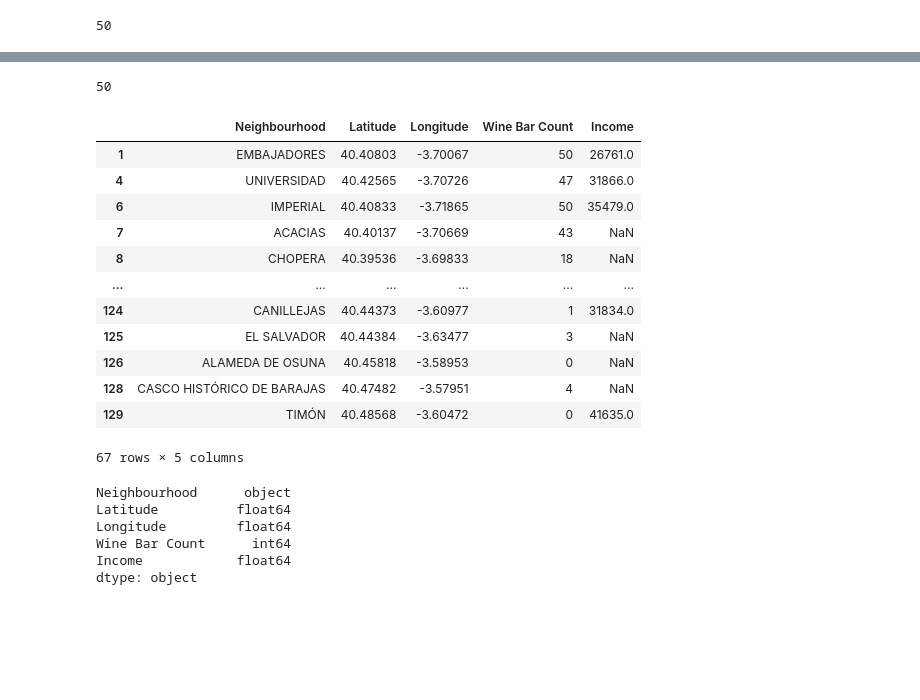
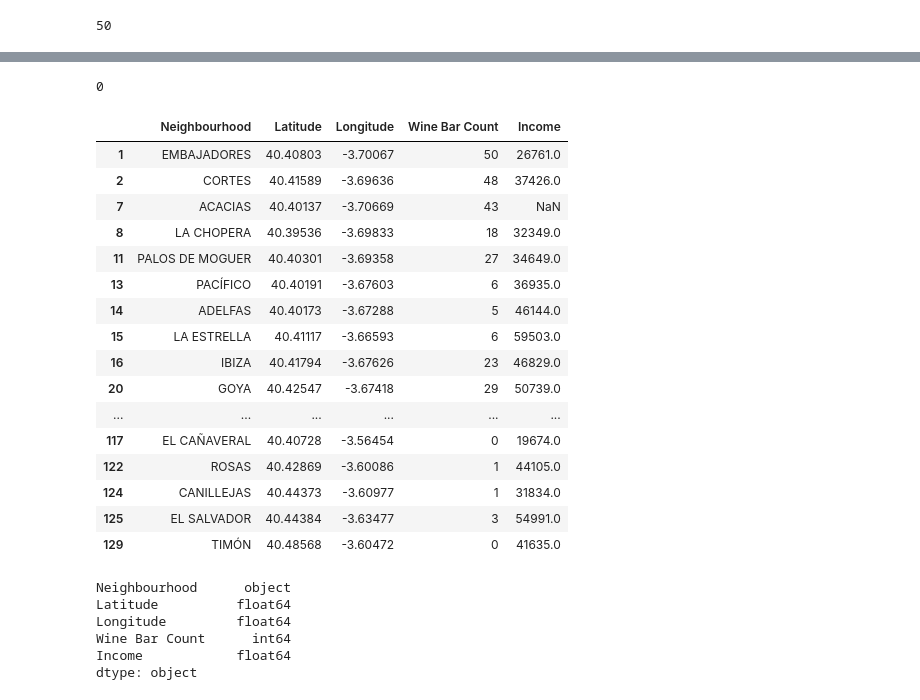
Before and after one commit to Aplatm/Ganz, a Jupyter notebook: Gantz V1.0.ipynb, the cells around one changed output, grey strips where cells are left out. Drawn from its saved outputs; the diff is of its cells as text; code cells hidden in the pictures; blank space fills up the shorter version.

```diff
--- a/Gantz V1.0.ipynb
+++ b/Gantz V1.0.ipynb
@@ -592,5 +660,3 @@ df_madrid_income.head()
 df_madrid_income.rename(columns={'DISTRITO': 'District', 'BARRIO': 'Neighbourhood', 'Renta media hogar' : 'Income'}, inplace=True)
 #Dropping District column
 df_madrid_income.drop(columns=['District'], inplace=True)
-# %%
-df_madrid_income['Neighbourhood'] = df_madrid_income['Neighbourhood'].str.upper()
@@ -761,0 +888,2 @@ map_clusters
+# %%
+map_2 = Map(location=[40.4167047, -3.7035825], zoom_start=12)
@@ -845,5 +1043,5 @@ madrid_merged.loc[madrid_merged['Cluster Labels'] == 4, madrid_merged.columns[[0
 #---------------------------------------------------------------------------
 # Extracting the data from the clusters
 # %%
-leisure_cluster= 0
-df_madrid_leisure = neighbourhoods_df[neighbourhoods_df['Neighbourhood'].isin(madrid_merged.loc[madrid_merged['Cluster Labels'] == leisure_cluster, 'Neighbourhood'].tolist())]
+leisure_cluster= 3
+df_madrid_leisure_3 = neighbourhoods_df[neighbourhoods_df['Neighbourhood'].isin(madrid_merged.loc[madrid_merged['Cluster Labels'] == leisure_cluster, 'Neighbourhood'].tolist())]
@@ -917,7 +1119,7 @@ getwine(df_madrid_leisure.iloc[0])
 # %% [output]
 50
 # %%
-df_madrid_leisure['Wine Bar Count'] = df_madrid_leisure.apply(getwine, axis=1)
+df_madrid_leisure_3['Wine Bar Count'] = df_madrid_leisure_3.apply(getwine, axis=1)
 # %% [output]
 A value is trying to be set on a copy of a slice from a DataFrame.
 Try using .loc[row_indexer,col_indexer] = value instead
@@ -943,7 +1149,7 @@ df_madrid_leisure
 # %%
-df_madrid_leisure['Wine Bar Count'].max()
+df_madrid_leisure_4['Wine Bar Count'].max()
 # %% [output]
-50
+0
 # %%
 #---------------------------------------------------------------------------
 #Merging data from the clusters with the data from excels
@@ -952,22 +1158,26 @@ df_madrid_leisure['Wine Bar Count'].max()
 # %%
 # Left join of df_madrid_income and df_madrid_leisure
 # %%
-df_madrid_leisure = df_madrid_leisure.join(df_madrid_income.set_index('Neighbourhood'), on='Neighbourhood')
-df_madrid_leisure
+df_madrid_leisure_3 = df_madrid_leisure_3.join(df_madrid_income.set_index('Neighbourhood'), on='Neighbourhood')
+df_madrid_leisure_3
 # %% [output]
 |  | Neighbourhood | Latitude | Longitude | Wine Bar Count | Income |
 | 1 | EMBAJADORES | 40.40803 | -3.70067 | 50 | 26761.0 |
-| 4 | UNIVERSIDAD | 40.42565 | -3.70726 | 47 | 31866.0 |
-| 6 | IMPERIAL | 40.40833 | -3.71865 | 50 | 35479.0 |
+| 2 | CORTES | 40.41589 | -3.69636 | 48 | 37426.0 |
 | 7 | ACACIAS | 40.40137 | -3.70669 | 43 | NaN |
-| 8 | CHOPERA | 40.39536 | -3.69833 | 18 | NaN |
+| 8 | LA CHOPERA | 40.39536 | -3.69833 | 18 | 32349.0 |
+| 11 | PALOS DE MOGUER | 40.40301 | -3.69358 | 27 | 34649.0 |
+| 13 | PACÍFICO | 40.40191 | -3.67603 | 6 | 36935.0 |
+| 14 | ADELFAS | 40.40173 | -3.67288 | 5 | 46144.0 |
+| 15 | LA ESTRELLA | 40.41117 | -3.66593 | 6 | 59503.0 |
+| 16 | IBIZA | 40.41794 | -3.67626 | 23 | 46829.0 |
+| 20 | GOYA | 40.42547 | -3.67418 | 29 | 50739.0 |
 | ... | ... | ... | ... | ... | ... |
+| 117 | EL CAÑAVERAL | 40.40728 | -3.56454 | 0 | 19674.0 |
+| 122 | ROSAS | 40.42869 | -3.60086 | 1 | 44105.0 |
 | 124 | CANILLEJAS | 40.44373 | -3.60977 | 1 | 31834.0 |
-| 125 | EL SALVADOR | 40.44384 | -3.63477 | 3 | NaN |
-| 126 | ALAMEDA DE OSUNA | 40.45818 | -3.58953 | 0 | NaN |
-| 128 | CASCO HISTÓRICO DE BARAJAS | 40.47482 | -3.57951 | 4 | NaN |
+| 125 | EL SALVADOR | 40.44384 | -3.63477 | 3 | 54991.0 |
 | 129 | TIMÓN | 40.48568 | -3.60472 | 0 | 41635.0 |
-67 rows × 5 columns
 # %%
 df_madrid_leisure.dtypes
 # %% [output]
```
Also changed, not shown: parts of 67 cells of this notebook.
